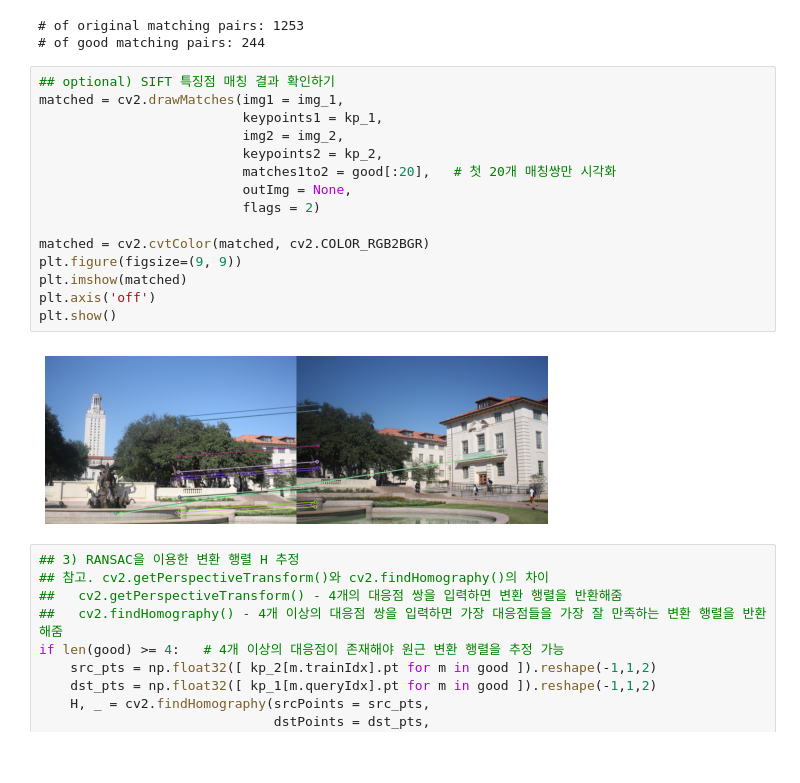
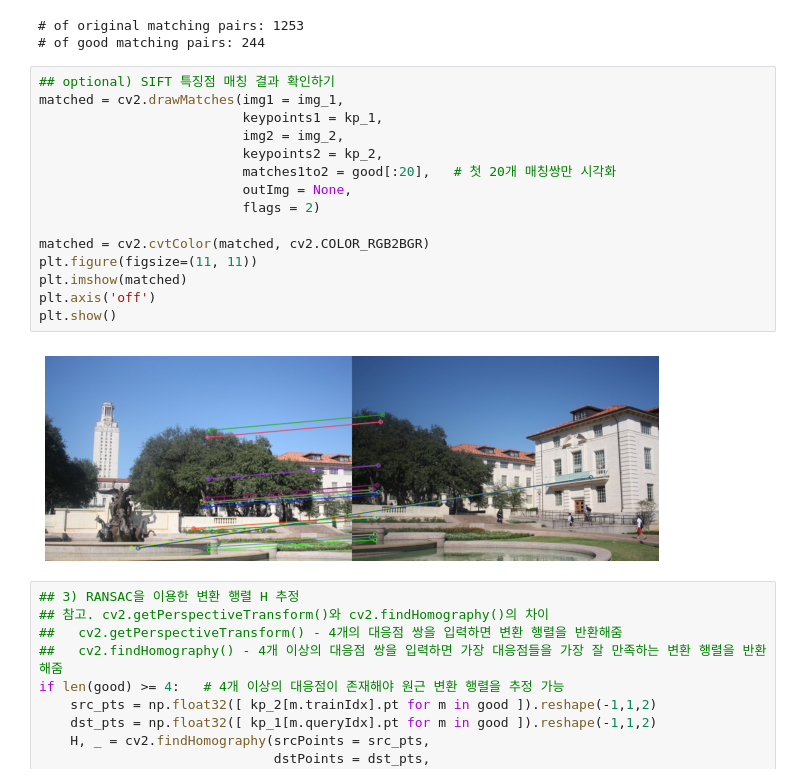
Before and after one commit to mjw2705/MachineVision, a Jupyter notebook: ch7_panorama/panorama.ipynb, the cells around one changed output. Cells and saved outputs as stored; diff of their text form; blank space fills up the shorter version.

```diff
--- a/ch7_panorama/panorama.ipynb
+++ b/ch7_panorama/panorama.ipynb
@@ -102,20 +102,20 @@ print("# of good matching pairs: %d" % len(good))
 # %%
 ## optional) SIFT 특징점 매칭 결과 확인하기
 matched = cv2.drawMatches(img1 = img_1,
                           keypoints1 = kp_1,
                           img2 = img_2,
                           keypoints2 = kp_2,
                           matches1to2 = good[:20],   # 첫 20개 매칭쌍만 시각화
                           outImg = None,
                           flags = 2)
 
 matched = cv2.cvtColor(matched, cv2.COLOR_RGB2BGR)
-plt.figure(figsize=(9, 9))
+plt.figure(figsize=(11, 11))
 plt.imshow(matched)
 plt.axis('off')
 plt.show()
 # %% [output]
-[figure, old version]
+[figure, new version]
 # %%
 ## 3) RANSAC을 이용한 변환 행렬 H 추정
 ## 참고. cv2.getPerspectiveTransform()와 cv2.findHomography()의 차이
```
Also changed, not shown: parts of 2 cells of this notebook.
